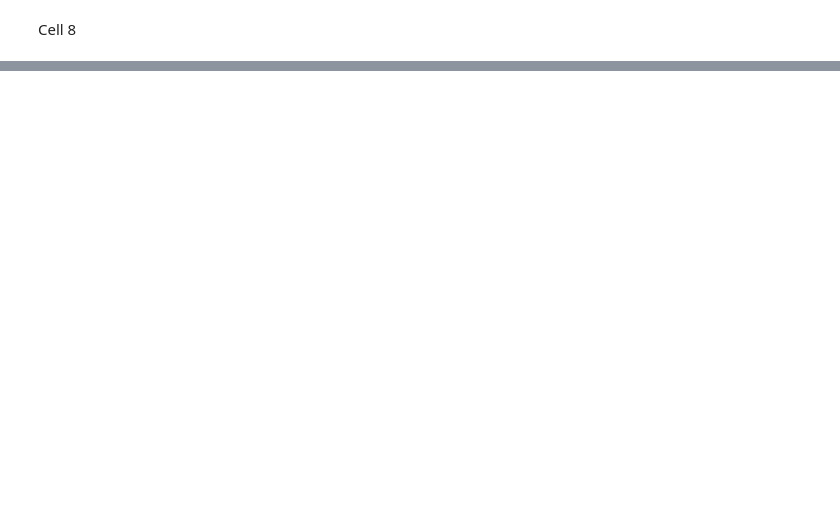
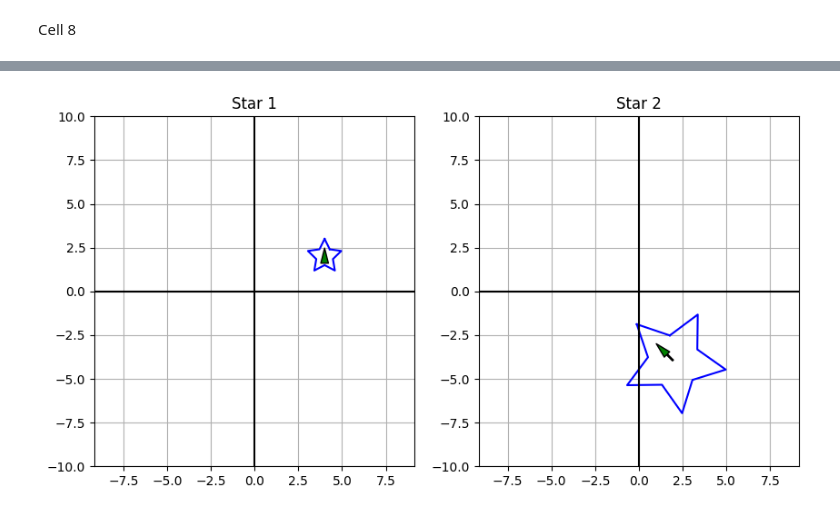
Before and after one commit to lia-ang/BME3053C-Spring-2025, a Jupyter notebook: lessons-solved/homework/HW5_ALiang.ipynb, the cells around one changed output, grey strips where cells are left out. Saved outputs shown, nothing was run; the diff lists cells and outputs as text; code cells hidden in the pictures; blank space fills up the shorter version.

```diff
--- a/lessons-solved/homework/HW5_ALiang.ipynb
+++ b/lessons-solved/homework/HW5_ALiang.ipynb
@@ -143,2 +179,18 @@ Cell 7
 # %% [markdown]
 Cell 8
+# %%
+def transform_star(original_star, rotation_degrees, position, star_scaling):
+  translated_origin = translate(-star_center[0], -star_center[1])
+  rotation=rotate(rotation_degrees)
+  scaled_star = scale(star_scaling[0], star_scaling[1])
+  translated_reverse = translate(position[0], position[1])
+  transformed_star =(translated_reverse @ rotation @ scaled_star @ translated_origin @ original_star.T).T
+  return transformed_star
+
+star_center = (4,2)
+original_star = generate_star(center= star_center, homogeneous=True)
+
+transformed_star = transform_star(original_star, 45, [2,-4], [3, 3])
+
+plot_stars([original_star, transformed_star], global_view=True)
+# %% [output]
@@ -144,0 +199 @@ Cell 8
+[figure, added]
```
Also changed, not shown: parts of 4 cells of this notebook.
